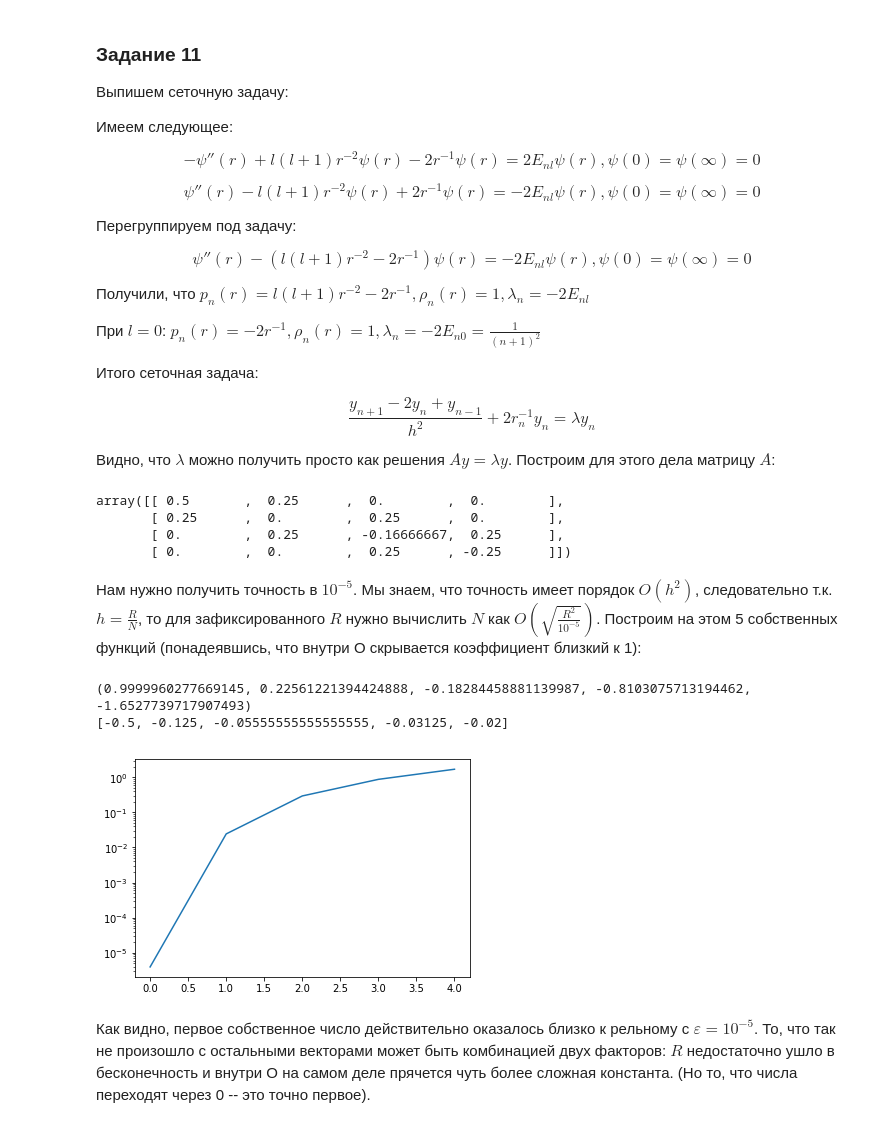
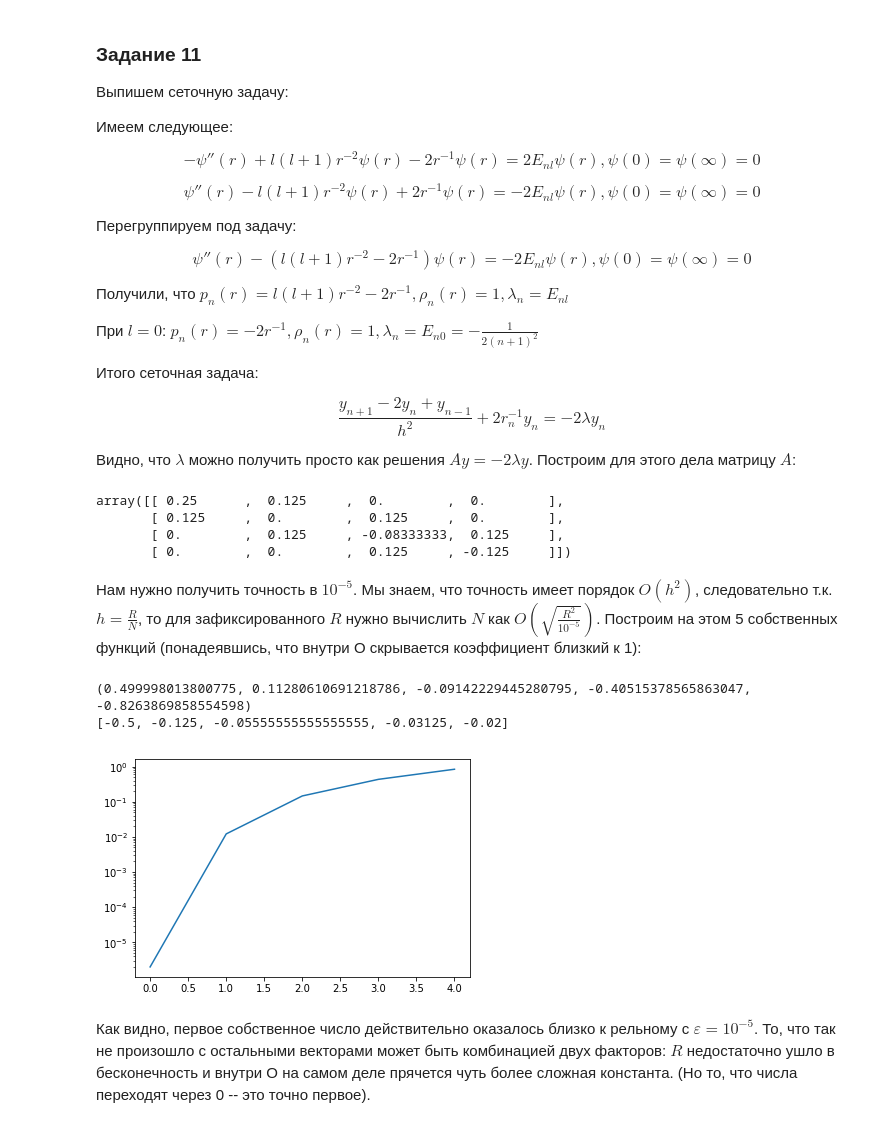
Before and after one commit to annikura/numerical-analysis-hw, a Jupyter notebook: hw8.ipynb, the cells around one changed output. Drawn from its saved outputs; the diff is of its cells as text; code cells hidden in the pictures.

```diff
--- a/hw8.ipynb
+++ b/hw8.ipynb
@@ -43,16 +43,16 @@ $$ \psi''(r) - l(l + 1)r^{-2}\psi(r) + 2r^{-1}\psi(r) = -2E_{nl}\psi(r), \psi(0)
 
 $$ \psi''(r) - (l(l + 1)r^{-2} - 2r^{-1})\psi(r) = -2E_{nl}\psi(r), \psi(0) = \psi(\infty) = 0$$
 
-Получили, что $p_n(r) = l(l + 1)r^{-2} - 2r^{-1}, \rho_n(r) = 1, \lambda_n = -2E_{nl}$
+Получили, что $p_n(r) = l(l + 1)r^{-2} - 2r^{-1}, \rho_n(r) = 1, \lambda_n = E_{nl}$
 
-При $l = 0$: $p_n(r) = - 2r^{-1}, \rho_n(r) = 1, \lambda_n = -2E_{n0} = \frac{1}{(n + 1)^2}$
+При $l = 0$: $p_n(r) = - 2r^{-1}, \rho_n(r) = 1, \lambda_n = E_{n0} = -\frac{1}{2(n + 1)^2}$
 
 Итого сеточная задача:
 
-$$\frac{y_{n + 1} - 2y_n + y_{n - 1}}{h^2} + 2r_n^{-1}y_n = \lambda y_n$$
+$$\frac{y_{n + 1} - 2y_n + y_{n - 1}}{h^2} + 2r_n^{-1}y_n = -2\lambda y_n$$
 
 
-Видно, что $\lambda$ можно получить просто как решения $Ay = \lambda y$.
+Видно, что $\lambda$ можно получить просто как решения $Ay = -2\lambda y$.
 Построим для этого дела матрицу $A$:
 # %%
 def E(n, l):
@@ -67,36 +67,36 @@ def get_a(N, R):
             a[i][i - 1] = np.float64(1. / h**2)
         if i != N - 2:
             a[i][i + 1] = np.float64(1. / h**2)
-    return a
+    return a / 2
 get_a(5, 10)
 # %% [output]
-array([[ 0.5       ,  0.25      ,  0.        ,  0.        ],
-       [ 0.25      ,  0.        ,  0.25      ,  0.        ],
-       [ 0.        ,  0.25      , -0.16666667,  0.25      ],
-       [ 0.        ,  0.        ,  0.25      , -0.25      ]])
+array([[ 0.25      ,  0.125     ,  0.        ,  0.        ],
+       [ 0.125     ,  0.        ,  0.125     ,  0.        ],
+       [ 0.        ,  0.125     , -0.08333333,  0.125     ],
+       [ 0.        ,  0.        ,  0.125     , -0.125     ]])
 # %% [markdown]
 Нам нужно получить точность в $10^{-5}$. Мы знаем, что точность имеет порядок $O(h^2)$, следовательно т.к. $h = \frac{R}{N}$, то для зафиксированного $R$ нужно вычислить $N$ как $O(\sqrt{\frac{R^2}{10^{-5}}})$. Построим на этом 5 собственных функций (понадеявшись, что внутри О скрывается коэффициент близкий к 1):
 # %%
 def get_N(R):
     return int(math.sqrt(R**2 * 10**5)) + 1
 
 R = 10
 N = get_N(R)
 
 eval, evec =  np.linalg.eig(get_a(N, R))
 ev_list = zip(eval, evec)
 ev_list = sorted(ev_list, key=lambda tup:tup[0], reverse=True)
 eval, evec = zip(*ev_list)
 
 real_es = [E(i, 0) for i in range(5)]
 
 print(eval[:5])
 print(real_es)
-draw_plot(range(5), list_func([abs(2. * real_e + eig) for eig, real_e in zip(eval[:5], real_es)]), ylog=True)
+draw_plot(range(5), list_func([abs(real_e + eig) for eig, real_e in zip(eval[:5], real_es)]), ylog=True)
 # %% [output]
-(0.9999960277669145, 0.22561221394424888, -0.18284458881139987, -0.8103075713194462, -1.6527739717907493)
+(0.499998013800775, 0.11280610691218786, -0.09142229445280795, -0.40515378565863047, -0.8263869858554598)
 [-0.5, -0.125, -0.05555555555555555, -0.03125, -0.02]
-[figure, old version]
+[figure, new version]
 # %% [markdown]
 Как видно, первое собственное число действительно оказалось близко к рельному с $\varepsilon = 10^{-5}$. То, что так не произошло с остальными векторами может быть комбинацией двух факторов: $R$ недостаточно ушло в бесконечность и внутри O на самом деле прячется чуть более сложная константа. (Но то, что числа переходят через 0 -- это точно первое).
 # %%
```
Also changed, not shown: parts of 6 cells of this notebook.
